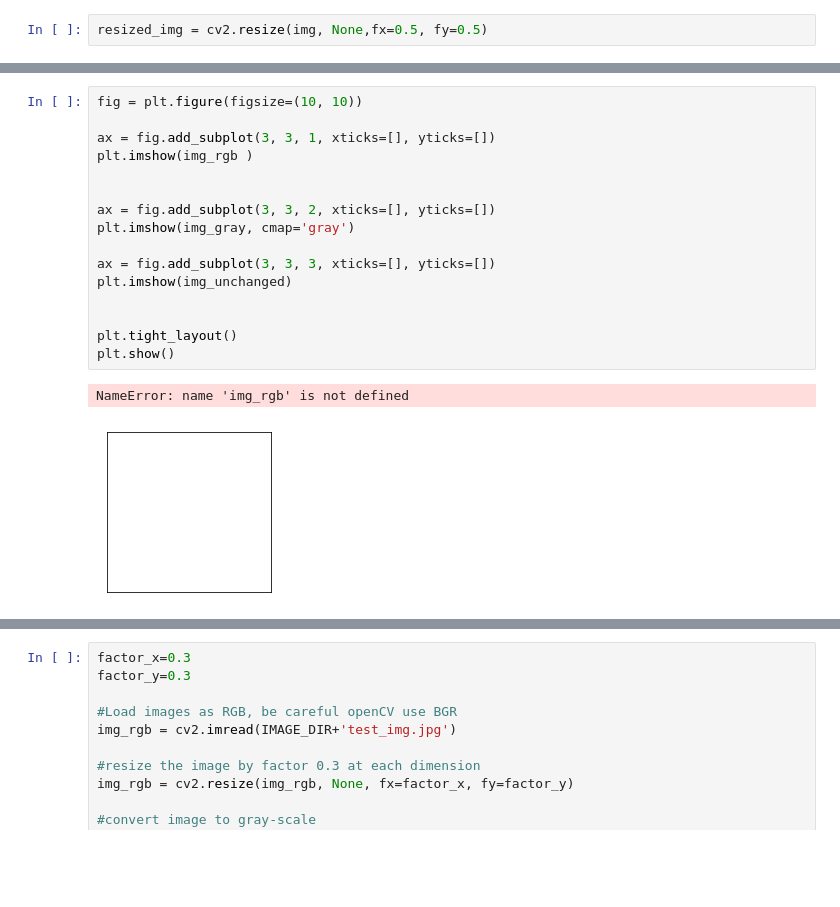
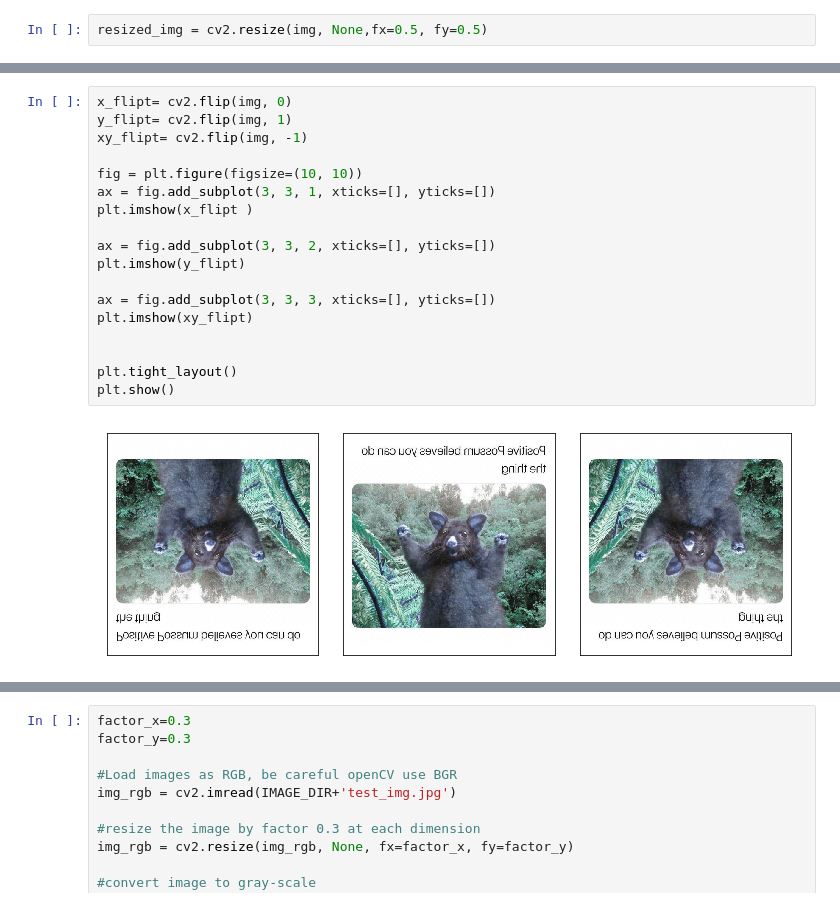
Before and after one commit to DatTobbes/OpenCV-Baiscs, a Jupyter notebook: opencv_basics.ipynb, the cells around one changed output, grey strips where cells are left out. Drawn from its saved outputs; the diff is of its cells as text; blank space fills up the shorter version.

```diff
--- a/opencv_basics.ipynb
+++ b/opencv_basics.ipynb
@@ -82,19 +156,20 @@ plot_image(dst)
 # %%
+x_flipt= cv2.flip(img, 0)
+y_flipt= cv2.flip(img, 1)
+xy_flipt= cv2.flip(img, -1)
+
 fig = plt.figure(figsize=(10, 10))
-
 ax = fig.add_subplot(3, 3, 1, xticks=[], yticks=[])
-plt.imshow(img_rgb )
-
+plt.imshow(x_flipt )
 
 ax = fig.add_subplot(3, 3, 2, xticks=[], yticks=[])
-plt.imshow(img_gray, cmap='gray')
+plt.imshow(y_flipt)
 
 ax = fig.add_subplot(3, 3, 3, xticks=[], yticks=[])
-plt.imshow(img_unchanged)
+plt.imshow(xy_flipt)
 
 
 plt.tight_layout()
 plt.show()
 # %% [output]
-NameError: name 'img_rgb' is not defined
-[figure, old version]
+[figure, new version]
```
Also changed, not shown: parts of 21 cells of this notebook.
